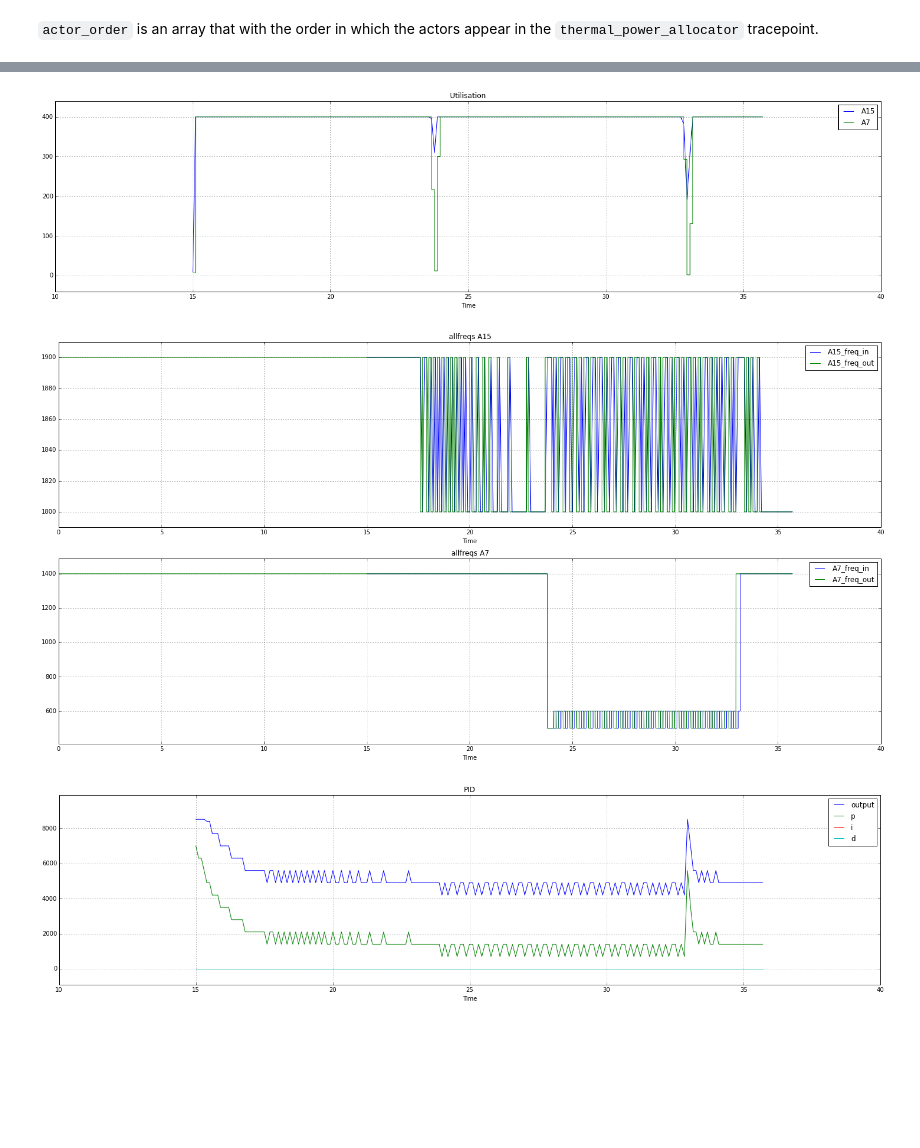
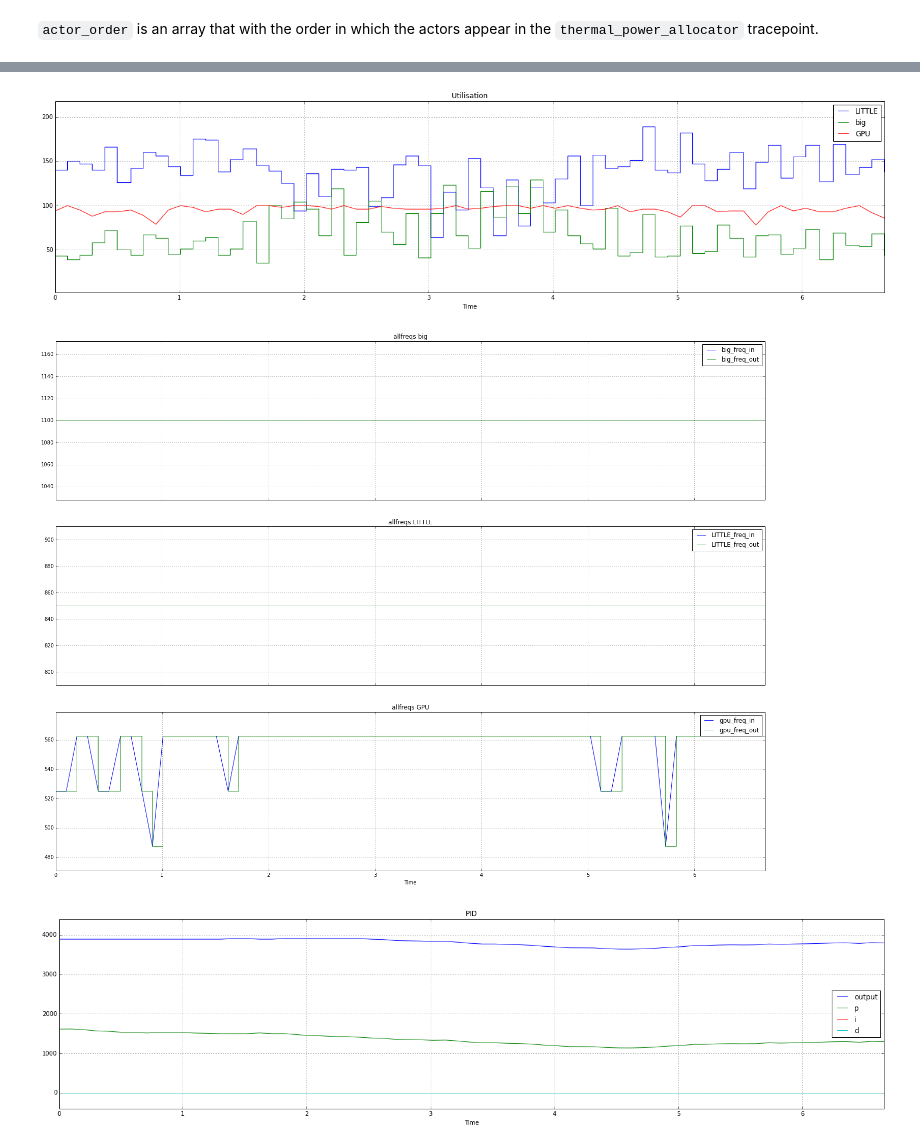
Before and after one commit to ARM-software/lisa, a Jupyter notebook: doc/summary plots.ipynb, the cells around one changed output, grey strips where cells are left out. Cells and saved outputs as stored; diff of their text form; code cells hidden in the pictures; blank space fills up the shorter version.

Commit message:
doc: update the documentation with the new paths in the tests folder
Change-Id: I97398f36bb753a9cd2cfe26bda71bc46858428eb

```diff
--- a/doc/summary plots.ipynb
+++ b/doc/summary plots.ipynb
@@ -20,5 +17,8 @@ actor_order = ["GPU", "A15", "A7"]
+# %%
+map_label = {"00000000,00000006": "big", "00000000,00000039": "LITTLE"}
+actor_order = ["GPU", "big", "LITTLE"]
 # %% [markdown]
 `actor_order` is an array that with the order in which the actors appear in the `thermal_power_allocator` tracepoint.
 # %%
-cr2.summary_plots(actor_order, map_label, path="../tests")
+cr2.summary_plots(actor_order, map_label, path="../tests/trace_thermal.txt")
 # %% [output]
@@ -26,3 +26,3 @@ cr2.summary_plots(actor_order, map_label, path="../tests")
-[figure, old version]
+[figure, new version]
-[figure, old version]
+[figure, new version]
-[figure, old version]
+[figure, new version]
```
Also changed, not shown: parts of 2 cells of this notebook, 4 other files.
